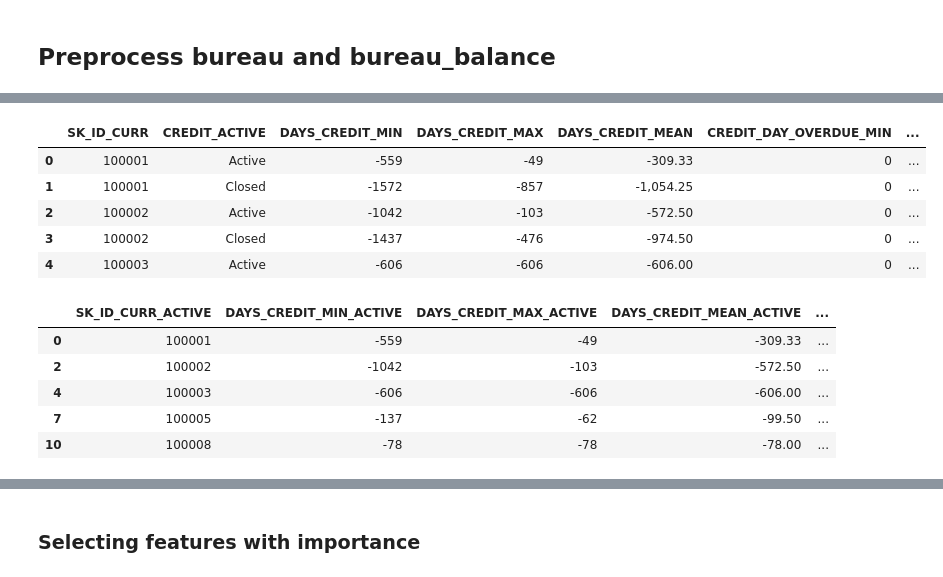
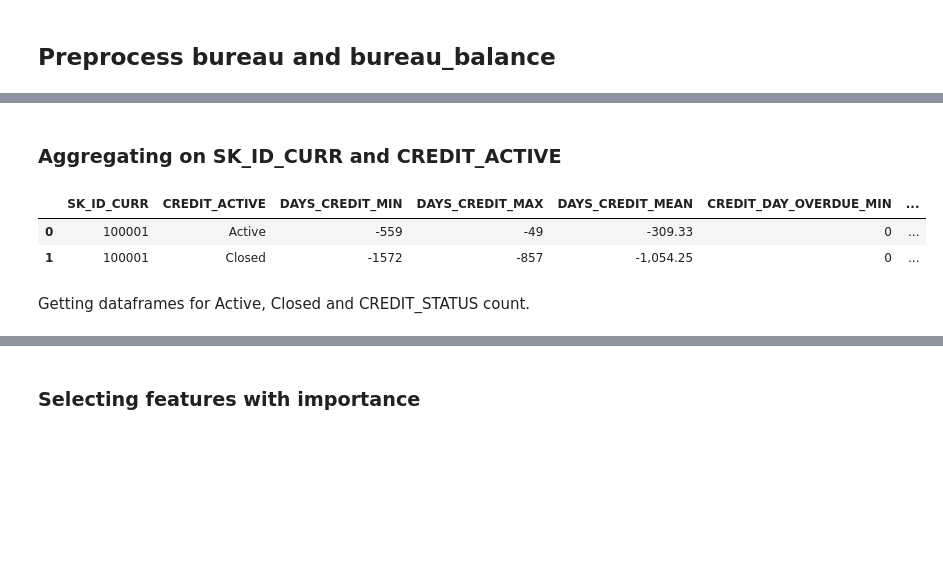
Before and after one commit to malgorzatakolka/HomeCreditDefaultRisk, a Jupyter notebook: Engineering.ipynb, the cells around one changed output, grey strips where cells are left out. Cells and saved outputs as stored; diff of their text form; code cells hidden in the pictures; blank space fills up the shorter version.

```diff
--- a/Engineering.ipynb
+++ b/Engineering.ipynb
@@ -244,3 +294,0 @@ bureau.head()
-# %%
-# Merging with agg_bureau_balance
-bureau_merged = bureau.merge(agg_bureau_balance, on = 'SK_ID_BUREAU', how='left')
@@ -255,3 +300,0 @@ array(['Closed', 'Active', 'Sold', 'Bad debt'], dtype=object)
-# %%
-
-bureau_merged['DAYS_ENDDATE_FACT'].fillna(0, inplace=True)
@@ -258,30 +303,53 @@ bureau_merged['DAYS_ENDDATE_FACT'].fillna(0, inplace=True)
 # %%
 # Feature engineering
 bureau_merged['RATIO_OF_PAID_AMT'] = bureau_merged['AMT_CREDIT_SUM_DEBT'] / bureau_merged['AMT_CREDIT_SUM']
+# %% [markdown]
+### Aggregating on SK_ID_CURR and CREDIT_ACTIVE
 # %%
-bureau_merged.columns
+# Drop column that won't be needed
 bureau_merged.drop('SK_ID_BUREAU', axis=1, inplace=True)
+
+# Aggregating on SK_ID_CURR and CREDIT_ACTIVE
+agg_bureau = bureau_merged.groupby(['SK_ID_CURR', 'CREDIT_ACTIVE']).agg(['min', 'max', 'mean'])
+agg_bureau.columns = ['_'.join(ele).upper() for ele in agg_bureau.columns]
+agg_bureau.reset_index(inplace=True)
+agg_bureau.head(2)
+# %% [output]
+|  | SK_ID_CURR | CREDIT_ACTIVE | DAYS_CREDIT_MIN | DAYS_CREDIT_MAX | DAYS_CREDIT_MEAN | CREDIT_DAY_OVERDUE_MIN | ... |
+| 0 | 100001 | Active | -559 | -49 | -309.33 | 0 | ... |
+| 1 | 100001 | Closed | -1572 | -857 | -1,054.25 | 0 | ... |
+# %% [markdown]
+Getting dataframes for Active, Closed and CREDIT_STATUS count.
 # %%
-agg_bureau = bureau_merged.groupby(['SK_ID_CURR', 'CREDIT_ACTIVE']).agg(['min', 'max', 'mean'])
-agg_bureau.columns = ['_'.join(ele).upper() for ele in agg_bureau.columns]
-agg_bureau.reset_index(inplace=True)
-agg_bureau.head()
+# ============================== Active credits ==============================
+
+# Getting data for ACITVE aggregations
+active = agg_bureau.loc[agg_bureau['CREDIT_ACTIVE']=='Active']
+
+# Naming columns
+active.columns = [f"{ele}_ACTIVE" for ele in active.columns]
+
+# Dropping column
+active.drop('CREDIT_ACTIVE_ACTIVE', axis=1, inplace=True)
+
+# ============================== Closed credits ==============================
+
+# Getting data for CLOSED credits
+closed = agg_bureau.loc[agg_bureau['CREDIT_ACTIVE']=='Closed']
+
+# Naming columns
+closed.columns = [f"{ele}_CLOSED" for ele in closed.columns]
+
+# Dropping column
+closed.drop('CREDIT_ACTIVE_CLOSED', axis=1, inplace=True)
+
+# ============================== Credit status count  ==============================
+
+# Crosstab of SK_ID_CURR and CREDIT_ACTIVE
+count = pd.crosstab(bureau_merged['SK_ID_CURR'], bureau_merged['CREDIT_ACTIVE'])
+
+# Naming columns
+count.columns = [f"CREDIT_COUNT_{'_'.join(ele.split(' ')).upper()}" for ele in count.columns]
+
+# Reseting index
+count.reset_index(inplace=True)
-# %% [output]
-|  | SK_ID_CURR | CREDIT_ACTIVE | DAYS_CREDIT_MIN | DAYS_CREDIT_MAX | DAYS_CREDIT_MEAN | CREDIT_DAY_OVERDUE_MIN | ... |
-| 0 | 100001 | Active | -559 | -49 | -309.33 | 0 | ... |
-| 1 | 100001 | Closed | -1572 | -857 | -1,054.25 | 0 | ... |
-| 2 | 100002 | Active | -1042 | -103 | -572.50 | 0 | ... |
-| 3 | 100002 | Closed | -1437 | -476 | -974.50 | 0 | ... |
-| 4 | 100003 | Active | -606 | -606 | -606.00 | 0 | ... |
-# %%
-active = agg_bureau.loc[agg_bureau['CREDIT_ACTIVE']=='Active']
-active.columns = [f"{ele}_ACTIVE" for ele in active.columns]
-active.drop('CREDIT_ACTIVE_ACTIVE', axis=1, inplace=True)
-active.head()
-# %% [output]
-|  | SK_ID_CURR_ACTIVE | DAYS_CREDIT_MIN_ACTIVE | DAYS_CREDIT_MAX_ACTIVE | DAYS_CREDIT_MEAN_ACTIVE | ... |
-| 0 | 100001 | -559 | -49 | -309.33 | ... |
-| 2 | 100002 | -1042 | -103 | -572.50 | ... |
-| 4 | 100003 | -606 | -606 | -606.00 | ... |
-| 7 | 100005 | -137 | -62 | -99.50 | ... |
-| 10 | 100008 | -78 | -78 | -78.00 | ... |
```
Also changed, not shown: parts of 68 cells of this notebook.
